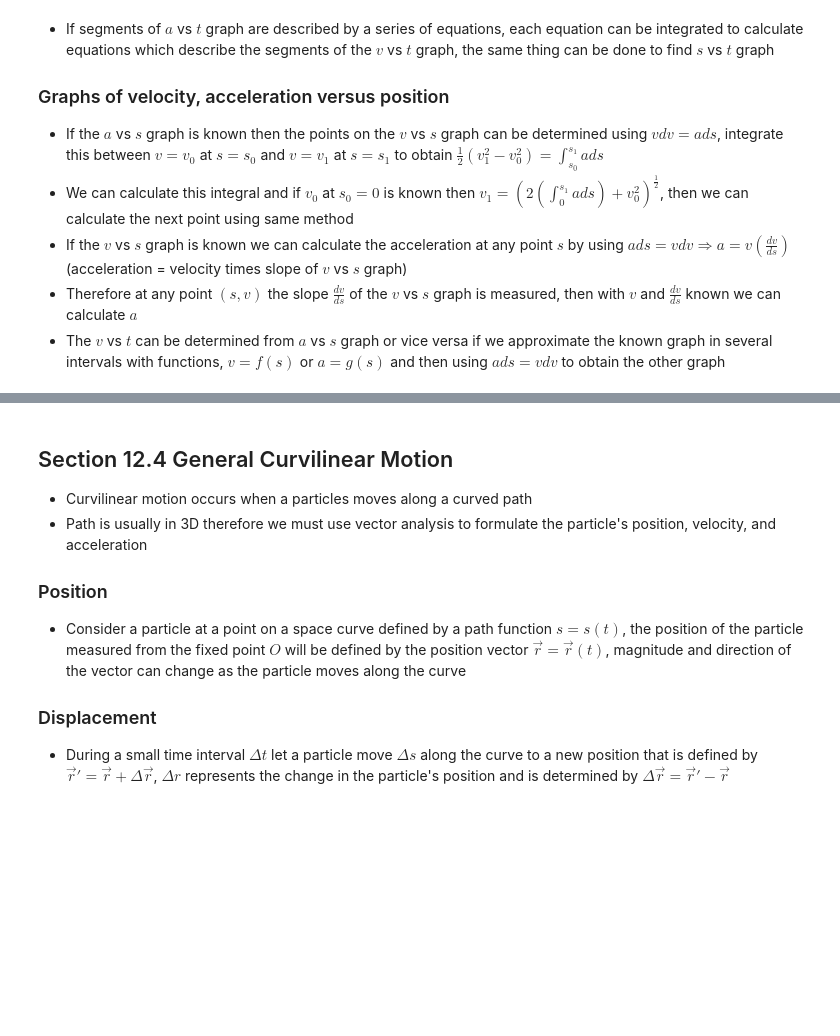
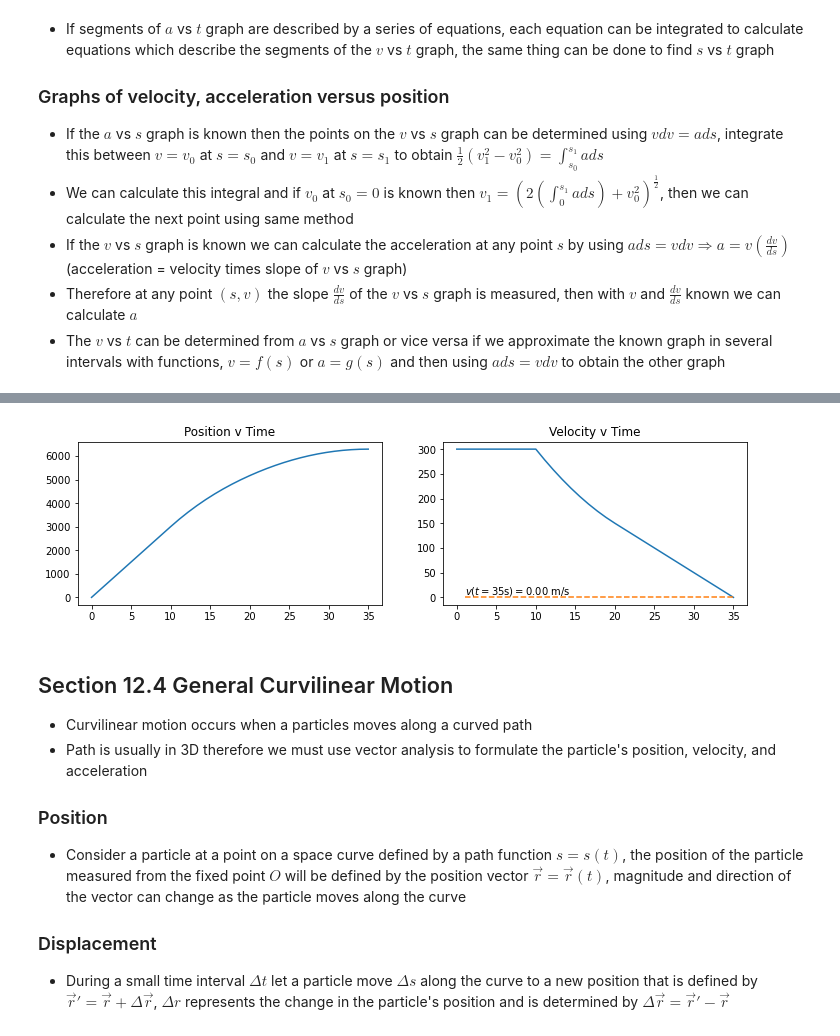
Before and after one commit to michaelhotchkiss/Dynamics, a Jupyter notebook: Chapter 12 - Kinematics of a Particle.ipynb, the cells around one changed output, grey strips where cells are left out. Saved outputs shown, nothing was run; the diff lists cells and outputs as text; code cells hidden in the pictures; blank space fills up the shorter version.

```diff
--- a/Chapter 12 - Kinematics of a Particle.ipynb
+++ b/Chapter 12 - Kinematics of a Particle.ipynb
@@ -175,3 +183,88 @@ plt.show()
+# %%
+from sympy import integrate, symbols,solve,lambdify
+import matplotlib.pyplot as plt
+t,v,s = symbols('t v s')
+
+# integrate dv = a dt, a =0
+# 300 to v, 0 to t
+v_dv_1 = integrate(1,(v,300,v))
+a_dt_1 = integrate(0,(t,0,t))
+v_1 = solve(v_dv_1 - a_dt_1,v)[0]
+
+
+a_2 = t - 30    #10 to 20 seconds
+# integrate dv = a dt, a = t - 30
+# 300 to v, 10 to t
+v_dv_2 = integrate(1,(v,300,v))
+a_dt_2 = integrate(a_2,(t,10,t))
+v_2 = lambdify(t,solve(v_dv_2 - a_dt_2,v)[0])
+v_2_sym = solve(v_dv_2 - a_dt_2,v)[0]
+
+a_3 = -10 #20 to t'
+# integrate dv = a dt, a = -10
+# 150 to v, 20 to t'
+v_dv_3 = integrate(1,(v,150,v))
+a_dt_3 = integrate(-10,(t,20,t))
+v_3 = lambdify(t,solve(v_dv_3 - a_dt_3,v)[0])
+v_3_sym = solve(v_dv_3 - a_dt_3,v)[0]
+# t_prime = solve(v_3,t)[0]
+# print(t_prime)
+
+t_1 = np.linspace(0,10,10)
+t_2 = np.linspace(10,20,10)
+t_3 = np.linspace(20,35,15)
+v_1_values = np.repeat(v_1,10)
+v_2_values = []
+for t in t_2:
+    v_2_values.append(v_2(t))
+v_3_values = []
+for t in t_3:
+    v_3_values.append(v_3(t))
+v_all = np.hstack((v_1_values,v_2_values,v_3_values))
+t_all = np.hstack((t_1,t_2,t_3))
+
+t = symbols('t')
+
+# integrate ds = v dt, v = v_2_sym
+# 0 to s, 0 to t
+s_ds_1 = integrate(1,(s,0,s))
+v_dt_1 = integrate(300,(t,0,t))
+s_1 = lambdify(t,solve(s_ds_1 - v_dt_1,s)[0])
+
+# integrate ds = v dt, v = 300
+# 3000 to s, 10 to t
+s_ds_2 = integrate(1,(s,s_1(10),s))
+v_dt_2 = integrate(v_2_sym,(t,10,t))
+s_2 = lambdify(t,solve(s_ds_2 - v_dt_2,s)[0])
+
+# integrate ds = v dt, v = 300
+# 0 to s, 10 to 35
+s_ds_3 = integrate(1,(s,s_2(20),s))
+v_dt_3 = integrate(v_3_sym,(t,20,t))
+s_3 = lambdify(t,solve(s_ds_3 - v_dt_3,s)[0])
+
+s_1_values = []
+s_2_values = []
+s_3_values = []
+for t in t_1:
+    s_1_values.append(s_1(t))
+for t in t_2:
+    s_2_values.append(s_2(t))
+for t in t_3:
+    s_3_values.append(s_3(t))
+s_all = np.hstack((s_1_values,s_2_values,s_3_values))
+
+
+fig, axs = plt.subplots(1, 2, figsize=(12, 3))
+axs[0].plot(t_all,s_all)
+axs[0].set_title('Position v Time')
+axs[1].plot(t_all,v_all)
+axs[1].set_title('Velocity v Time')
+axs[1].text(1,v_3(35),r'$v(t=35 \mathrm{ s}) = ' + f'{v_3(35):.2f}' + r'$ m/s', ha='left',va='bottom')
+axs[1].plot([1,35],[v_3(35),v_3(35)], linestyle='dashed')
+plt.show()
+# %% [output]
+[figure, added]
 # %% [markdown]
 ## Section 12.4 General Curvilinear Motion
 * Curvilinear motion occurs when a particles moves along a curved path
```
Also changed, not shown: parts of 16 cells of this notebook, 2 other files.
